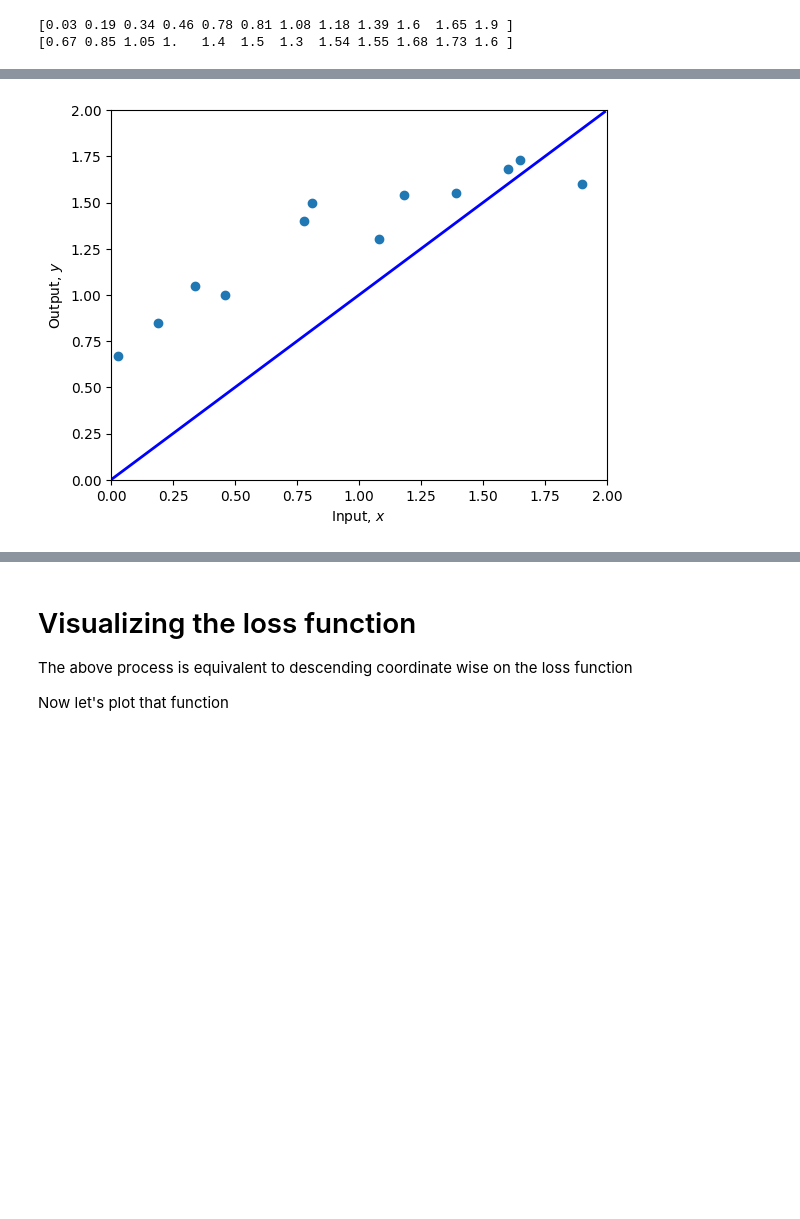
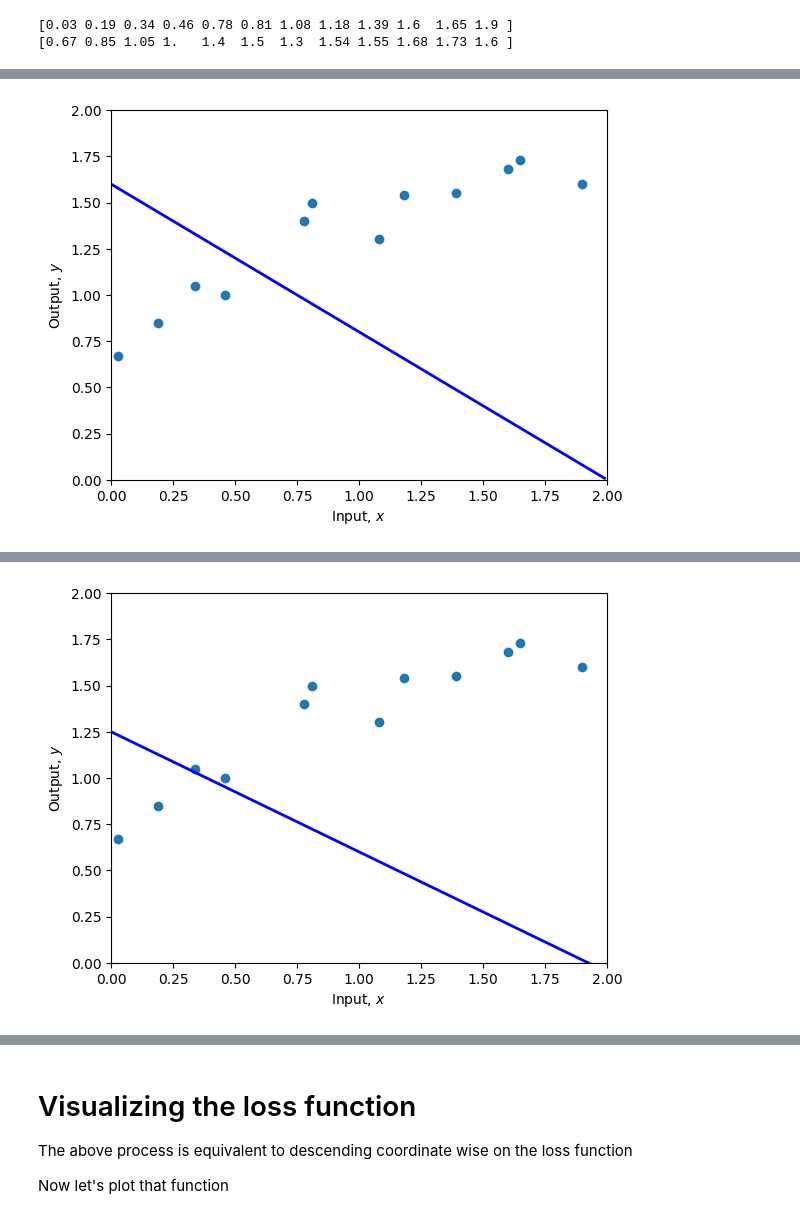
Before and after one commit to aliciatruong5/CSCI167-NOTEBOOKS, a Jupyter notebook: Notebooks/Chap02/2_1_Supervised_Learning.ipynb, the cells around one changed output, grey strips where cells are left out. Drawn from its saved outputs; the diff is of its cells as text; code cells hidden in the pictures; blank space fills up the shorter version.

```diff
--- a/Notebooks/Chap02/2_1_Supervised_Learning.ipynb
+++ b/Notebooks/Chap02/2_1_Supervised_Learning.ipynb
@@ -26,8 +26,8 @@ print(y)
 # %%
 # Define 1D linear regression model
 def f(x, phi0, phi1):
-  # TODO :  Replace this line with the linear regression model (eq 2.4)
-  y = x
+  # ✔ TODO :  Replace this line with the linear regression model (eq 2.4)
+  y = phi0 + phi1 * x
 
   return y
 # %%
@@ -80,13 +79,23 @@ Your Loss = 0.00, Ground truth =10.28
 # %%
-# TODO -- Change the parameters manually to fit the model
+# ✔ TODO -- Change the parameters manually to fit the model
 # First fix phi1 and try changing phi0 until you can't make the loss go down any more
 # Then fix phi0 and try changing phi1 until you can't make the loss go down any more
 # Repeat this process until you find a set of parameters that fit the model as in figure 2.2d
 # You can either do this by hand, or if you want to get fancy, write code to descent automatically in this way
 # Start at these values:
 phi0 = 1.60 ; phi1 =-0.8
-
 plot(x,y,phi0,phi1)
 print(f'Your Loss = {compute_loss(x,y,phi0,phi1):3.2f}')
+
+phi0 = 1.3 ; phi1 = -0.7
+print(f'Your Loss = {compute_loss(x, y, phi0, phi1):3.2f}')
+
+phi0 = 1.25 ; phi1 = -0.65
+plot(x, y, phi0, phi1)
+print(f'Your Loss = {compute_loss(x, y, phi0, phi1):3.2f}')
+
+phi0 = 1.2 ; phi1 = -0.5
+plot(x, y, phi0, phi1)
+print(f'Final Loss = {compute_loss(x, y, phi0, phi1):3.2f}')
 # %% [output]
-[figure, old version]
+[figure, new version]
@@ -93,0 +104 @@ Your Loss = 0.00
+[figure, added]
```
Also changed, not shown: parts of 6 cells of this notebook.
